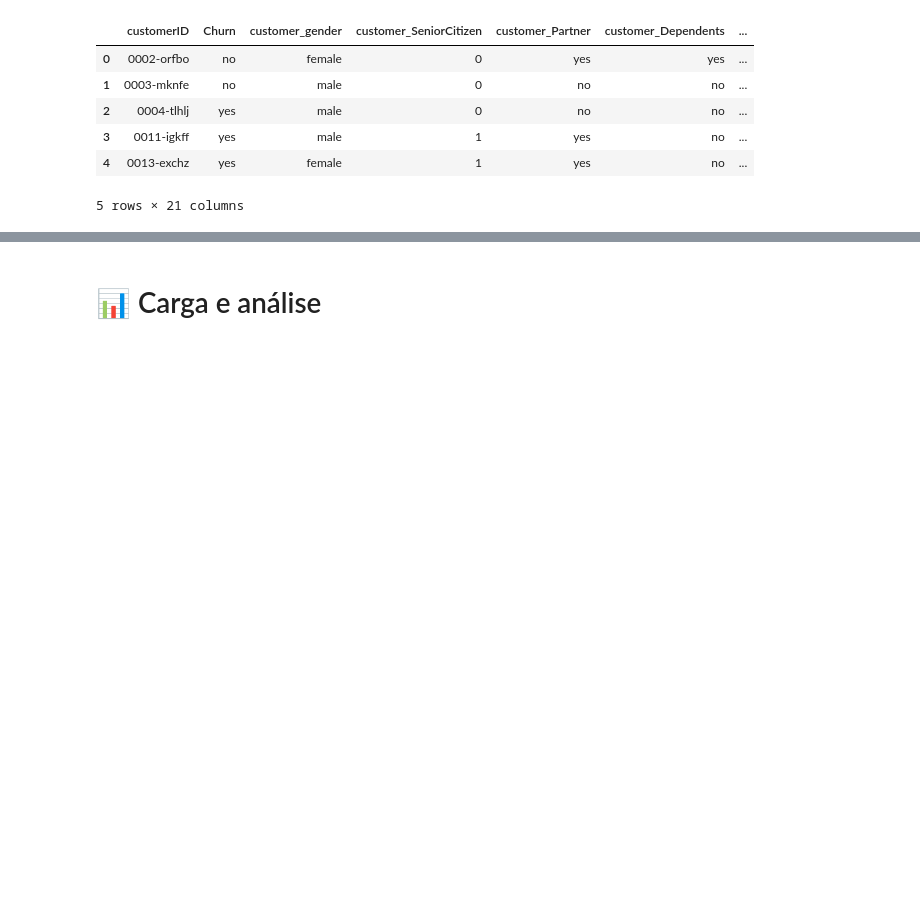
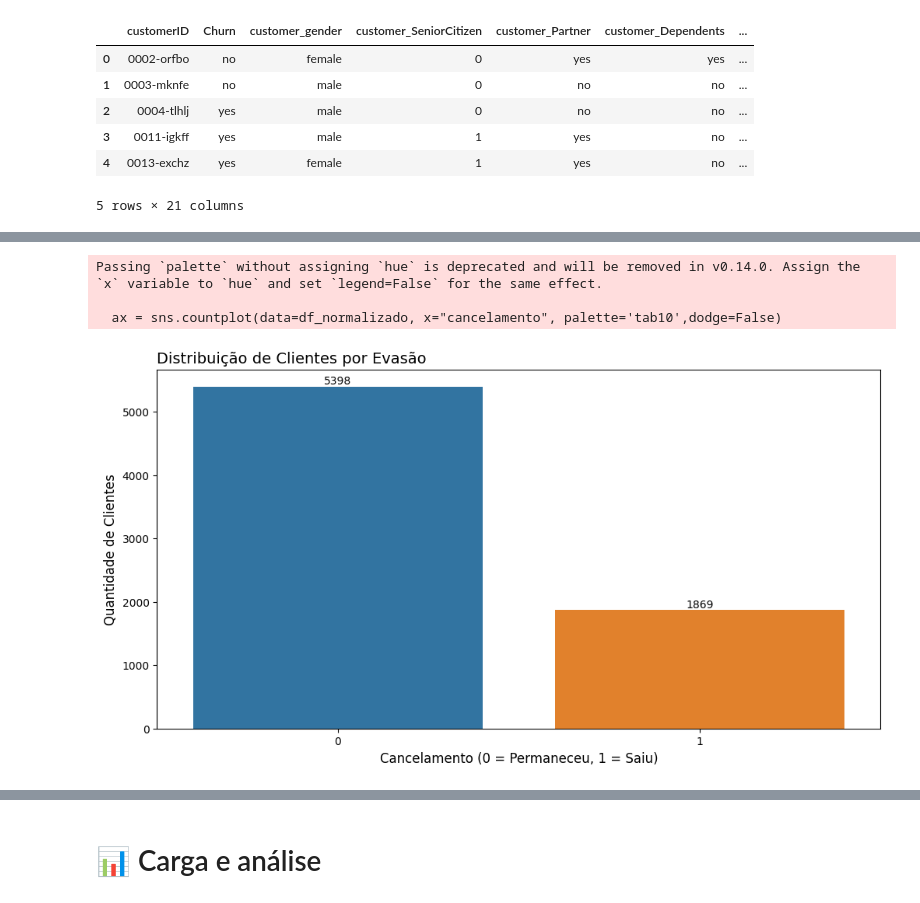
Before and after one commit to Tayara32/Challenge-TelecomX, a Jupyter notebook: ChallengeTelecomX.ipynb, the cells around one changed output, grey strips where cells are left out. Saved outputs shown, nothing was run; the diff lists cells and outputs as text; code cells hidden in the pictures; blank space fills up the shorter version.

```diff
--- a/ChallengeTelecomX.ipynb
+++ b/ChallengeTelecomX.ipynb
@@ -197 +197,29 @@ df_normalizado.head()
 5 rows × 22 columns
+# %%
+df_normalizado.rename(columns={
+    'customerID': 'id_cliente',
+    'Churn': 'cancelamento',
+    'customer_gender': 'genero_cliente',
+    'customer_SeniorCitizen': 'cliente_idoso',
+    'customer_Partner': 'possui_companheiro',
+    'customer_Dependents': 'possui_dependentes',
+    'customer_tenure': 'tempo_como_cliente',
+    'phone_PhoneService': 'servico_telefonico',
+    'phone_MultipleLines': 'multiplas_linhas',
+    'internet_InternetService': 'tipo_servico_internet',
+    'internet_OnlineSecurity': 'seguranca_online',
+    'internet_OnlineBackup': 'backup_online',
+    'internet_DeviceProtection': 'protecao_dispositivo',
+    'internet_TechSupport': 'suporte_tecnico',
+    'internet_StreamingTV': 'streaming_tv',
+    'internet_StreamingMovies': 'streaming_filmes',
+    'account_Contract': 'tipo_contrato',
+    'account_PaperlessBilling': 'fatura_eletronica',
+    'account_PaymentMethod': 'metodo_pagamento',
+    'account_Charges_Monthly': 'cobranca_mensal',
+    'account_Charges_Total': 'cobranca_total',
+    'contas_diarias': 'contas_diarias'  # já estava em português
+}, inplace=True)
+
+# Exibe as novas colunas pra confirmar
+print(df_normalizado.columns)
@@ -199,0 +282,18 @@ df_normalizado.head()
+# %%
+# Gráfico de contagem da coluna 'Churn' (supondo que 1 = saiu, 0 = ficou)
+fig, ax = plt.subplots(figsize=(12, 6))
+ax = sns.countplot(data=df_normalizado, x="cancelamento", palette='tab10', dodge=False)
+
+# Adiciona rótulos
+ax.set_title("Distribuição de Clientes por Evasão", fontsize=14, loc='left')
+ax.set_xlabel("Cancelamento (0 = Permaneceu, 1 = Saiu)", fontsize=12)
+ax.set_ylabel("Quantidade de Clientes", fontsize=12)
+ax.bar_label(ax.containers[0])
+ax.bar_label(ax.containers[1])
+
+plt.show()
+# %% [output]
+Passing `palette` without assigning `hue` is deprecated and will be removed in v0.14.0. Assign the `x` variable to `hue` and set `legend=False` for the same effect.
+
+  ax = sns.countplot(data=df_normalizado, x="cancelamento", palette='tab10',dodge=False)
+[figure, added]
```
Also changed, not shown: parts of 16 cells of this notebook.
